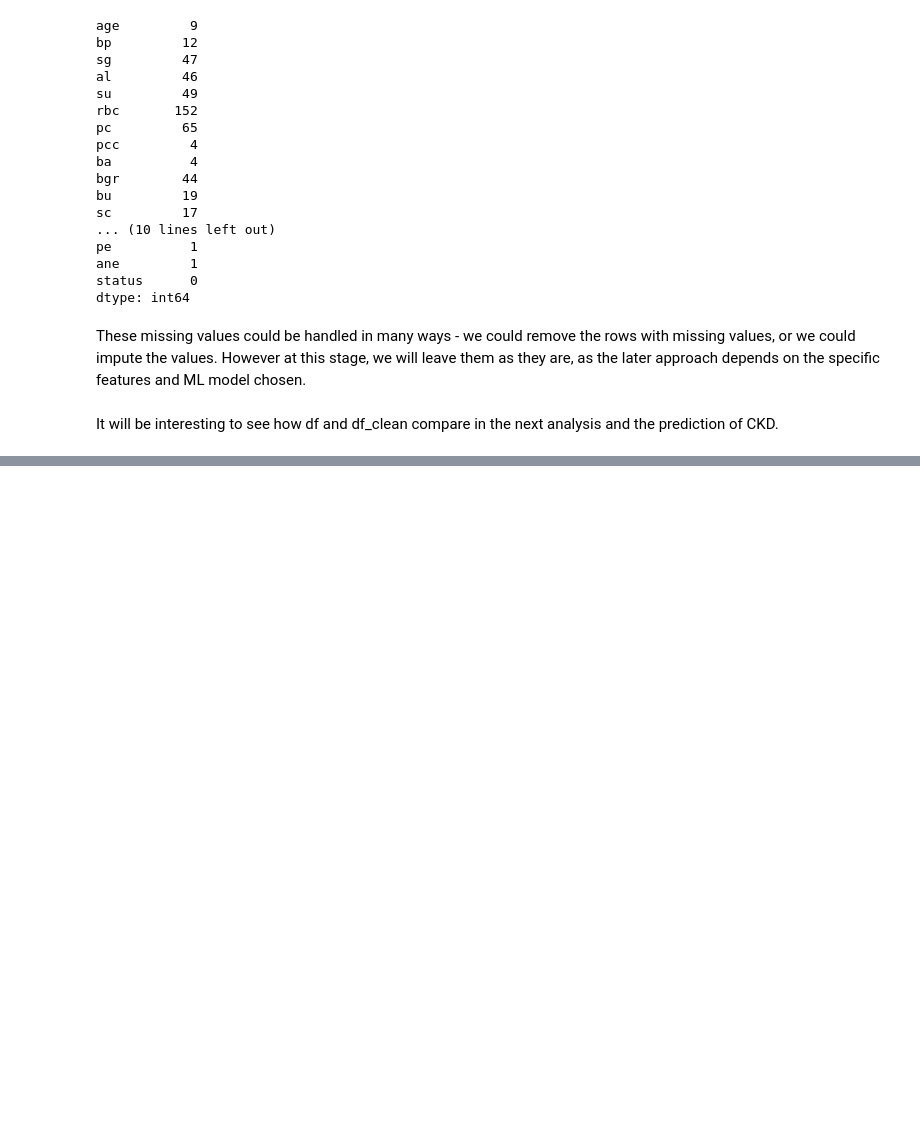
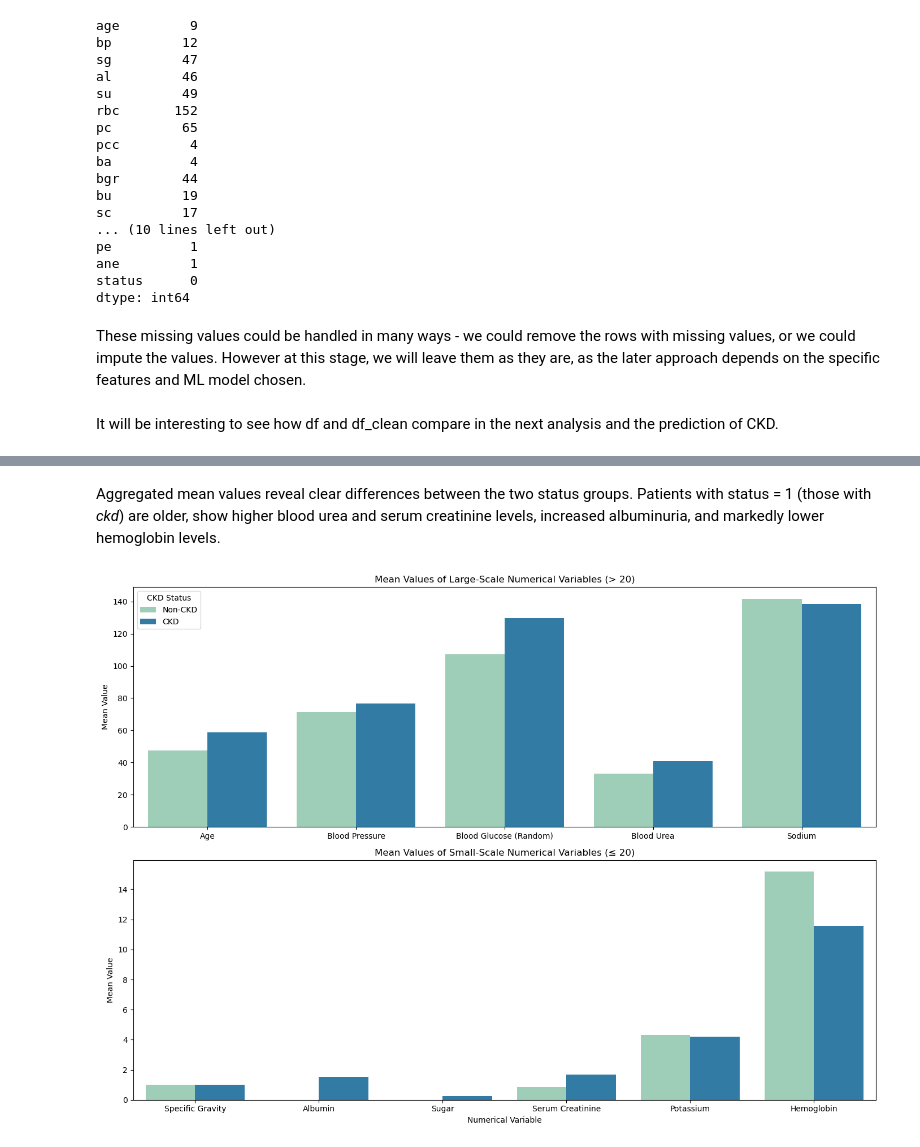
Before and after one commit to harasarahh/chronic-kidney-disease-prediction, a Jupyter notebook: GroupL_finalproject.ipynb, the cells around one changed output, grey strips where cells are left out. Drawn from its saved outputs; the diff is of its cells as text; code cells hidden in the pictures; blank space fills up the shorter version.

Commit message:
Member2: finalize aggregation, scatterplots, and subject_id

```diff
--- a/GroupL_finalproject.ipynb
+++ b/GroupL_finalproject.ipynb
@@ -151,0 +217,68 @@ It will be interesting to see how df and df_clean compare in the next analysis a
+# %% [markdown]
+Aggregated mean values reveal clear differences between the two status groups. Patients with status = 1 (those with *ckd*) are older, show higher blood urea and serum creatinine levels, increased albuminuria, and markedly lower hemoglobin levels.
+# %%
+# Copy once
+agg_long_plot = agg_long.copy()
+
+# Create readable status labels for plotting only
+agg_long_plot['status_label'] = agg_long_plot['status'].map({0: 'Non-CKD', 1: 'CKD'})
+
+# Human-readable names for plotting only
+long_numeric_names = {
+    'age': 'Age',
+    'bp': 'Blood Pressure',
+    'sg': 'Specific Gravity',
+    'al': 'Albumin',
+    'su': 'Sugar',
+    'bgr': 'Blood Glucose (Random)',
+    'bu': 'Blood Urea',
+    'sc': 'Serum Creatinine',
+    'sod': 'Sodium',
+    'pot': 'Potassium',
+    'hemo': 'Hemoglobin'
+}
+
+agg_long_plot['variable_name'] = agg_long_plot['variable'].map(long_numeric_names)
+
+# plotting one above the other for better readability (change of y-axis scale)
+fig, axes = plt.subplots(2, 1, figsize=(14, 10), sharey=False)
+
+# --- TOP: large-scale variables (>20)
+sns.barplot(
+    data=agg_long_plot[agg_long_plot['variable'].isin(large_scale_vars)],
+    x='variable_name',
+    y='mean_value',
+    hue='status_label',
+    hue_order=['Non-CKD', 'CKD'],
+    palette='YlGnBu',
+    ax=axes[0]
+)
+
+axes[0].set_title('Mean Values of Large-Scale Numerical Variables (> 20)')
+axes[0].set_xlabel('')
+axes[0].set_ylabel('Mean Value')
+axes[0].legend(title='CKD Status')
+
+# --- BOTTOM: small-scale variables (≤20)
+sns.barplot(
+    data=agg_long_plot[agg_long_plot['variable'].isin(small_scale_vars)],
+    x='variable_name',
+    y='mean_value',
+    hue='status_label',
+    hue_order=['Non-CKD', 'CKD'],
+    palette='YlGnBu',
+    ax=axes[1]
+)
+
+axes[1].set_title('Mean Values of Small-Scale Numerical Variables (≤ 20)')
+axes[1].set_xlabel('Numerical Variable')
+axes[1].set_ylabel('Mean Value')
+axes[1].legend_.remove()
+
+for ax in axes:
+    ax.tick_params(axis='x', rotation=0)
+
+plt.tight_layout()
+plt.show()
+# %% [output]
+[figure, added]
```
Also changed, not shown: parts of 17 cells of this notebook.
